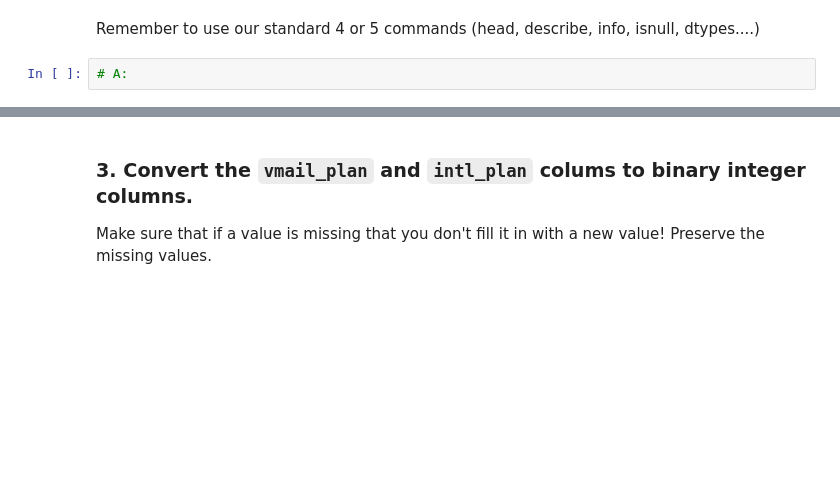
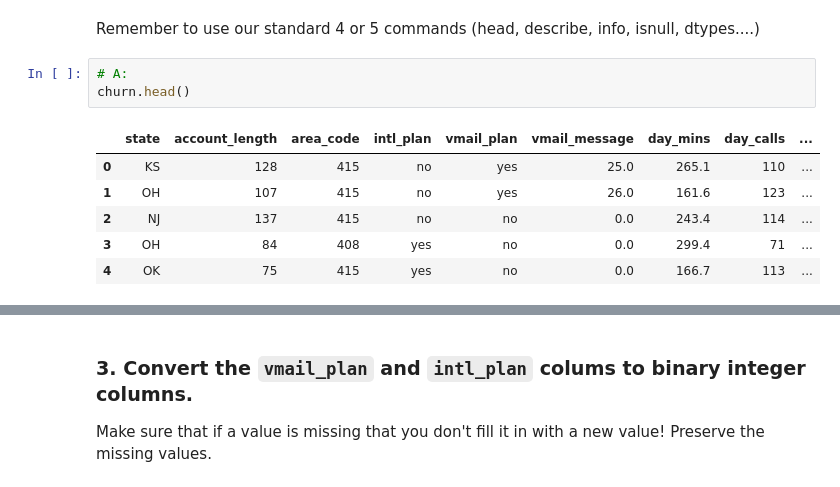
Before and after one commit to YStrano/DataScience_GA, a Jupyter notebook: lessons/lesson_07/code/knn_classification_imputation-lab.ipynb, the cells around one changed output, grey strips where cells are left out. Drawn from its saved outputs; the diff is of its cells as text; blank space fills up the shorter version.

```diff
--- a/lessons/lesson_07/code/knn_classification_imputation-lab.ipynb
+++ b/lessons/lesson_07/code/knn_classification_imputation-lab.ipynb
@@ -34,3 +34,11 @@ churn = pd.read_csv('../assets/data/churn_missing.csv')
 Remember to use our standard 4 or 5 commands (head, describe, info, isnull, dtypes....)
 # %%
 # A:
+churn.head()
+# %% [output]
+|  | state | account_length | area_code | intl_plan | vmail_plan | vmail_message | day_mins | day_calls | ... |
+| 0 | KS | 128 | 415 | no | yes | 25.0 | 265.1 | 110 | ... |
+| 1 | OH | 107 | 415 | no | yes | 26.0 | 161.6 | 123 | ... |
+| 2 | NJ | 137 | 415 | no | no | 0.0 | 243.4 | 114 | ... |
+| 3 | OH | 84 | 408 | yes | no | 0.0 | 299.4 | 71 | ... |
+| 4 | OK | 75 | 415 | yes | no | 0.0 | 166.7 | 113 | ... |
```
Also changed, not shown: parts of 11 cells of this notebook, 2 other files.
